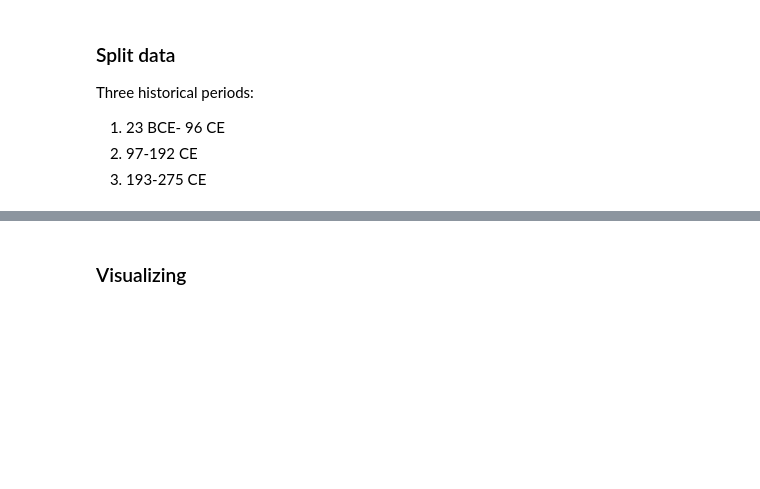
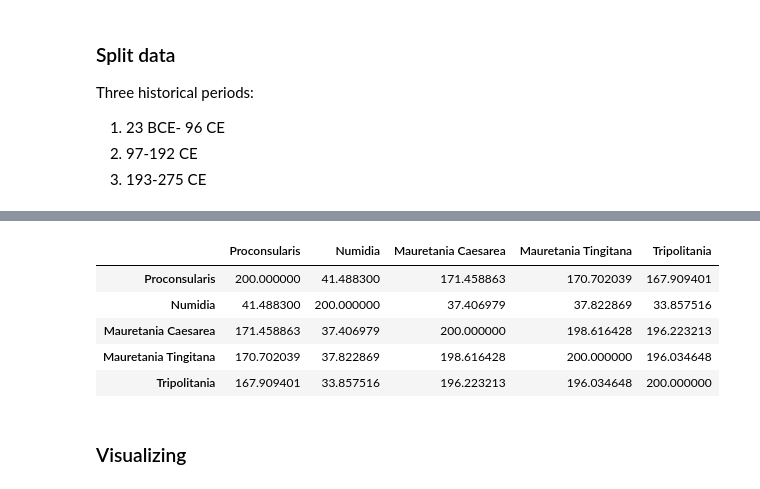
Before and after one commit to mondoboia/numismatic_distribution, a Jupyter notebook: numismatic_distribution.ipynb, the cells around one changed output, grey strips where cells are left out. Drawn from its saved outputs; the diff is of its cells as text; code cells hidden in the pictures; blank space fills up the shorter version.

```diff
--- a/numismatic_distribution.ipynb
+++ b/numismatic_distribution.ipynb
@@ -222,3 +246,13 @@ den_per_prov(df_africa3, 'df_africa3.csv')
+# %%
+df3 = pd.read_csv('df_africa3_out.csv')
+df3
+# %% [output]
+|  | Proconsularis | Numidia | Mauretania Caesarea | Mauretania Tingitana | Tripolitania |
+| Proconsularis | 200.000000 | 41.488300 | 171.458863 | 170.702039 | 167.909401 |
+| Numidia | 41.488300 | 200.000000 | 37.406979 | 37.822869 | 33.857516 |
+| Mauretania Caesarea | 171.458863 | 37.406979 | 200.000000 | 198.616428 | 196.223213 |
+| Mauretania Tingitana | 170.702039 | 37.822869 | 198.616428 | 200.000000 | 196.034648 |
+| Tripolitania | 167.909401 | 33.857516 | 196.223213 | 196.034648 | 200.000000 |
 # %% [markdown]
 ### Visualizing
 # %%
```
Also changed, not shown: parts of 4 cells of this notebook.
